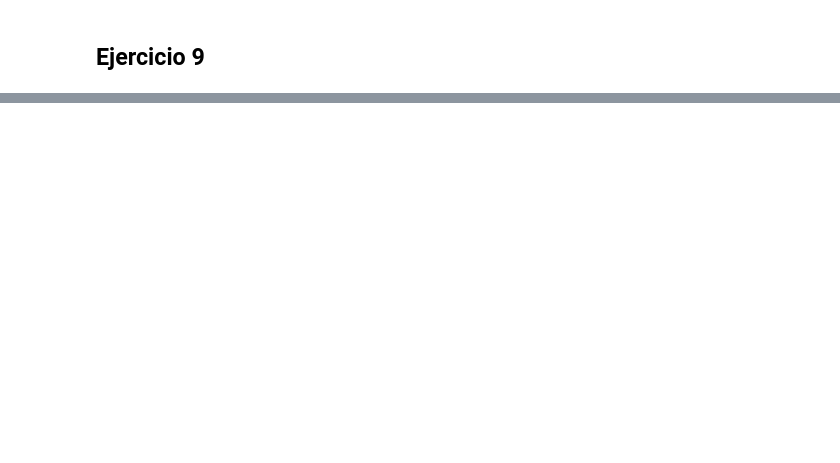
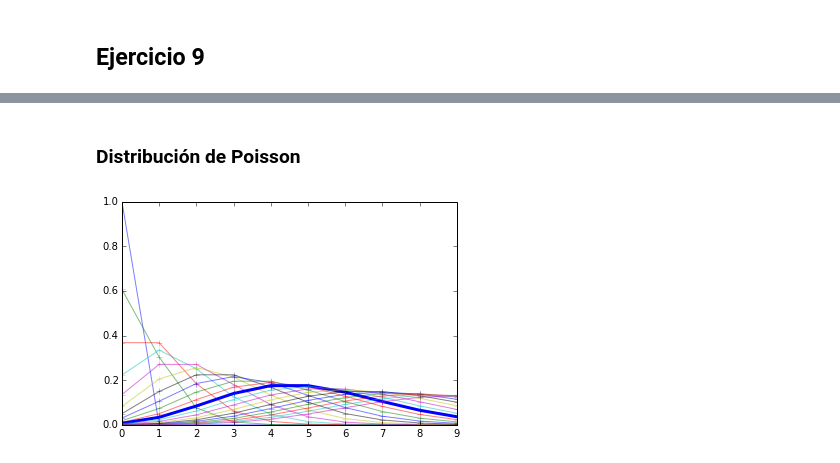
Before and after one commit to spelufo/apuntes-pye, a Jupyter notebook: Práctico 4 - Distribuciones Discretas.ipynb, the cells around one changed output, grey strips where cells are left out. Saved outputs shown, nothing was run; the diff lists cells and outputs as text; code cells hidden in the pictures; blank space fills up the shorter version.

```diff
--- a/Práctico 4 - Distribuciones Discretas.ipynb
+++ b/Práctico 4 - Distribuciones Discretas.ipynb
@@ -246,0 +304,11 @@ print "3", BinNeg(10,quistes_poblacion)(11)*Bin(10,higado_quistes)(4)
+# %% [markdown]
+### Distribución de Poisson
+# %%
+for l in np.arange(0,10,0.5):
+    X = np.arange(0,10)
+    if l == 5.0:
+        plt.plot(X,[Pois(l)(x) for x in X], 'b-+', lw=3)
+    else:
+        plt.plot(X,[Pois(l)(x) for x in X], '-+', alpha=0.5)
+# %% [output]
+[figure, added]
```
Also changed, not shown: parts of 11 cells of this notebook, 1 other file.
